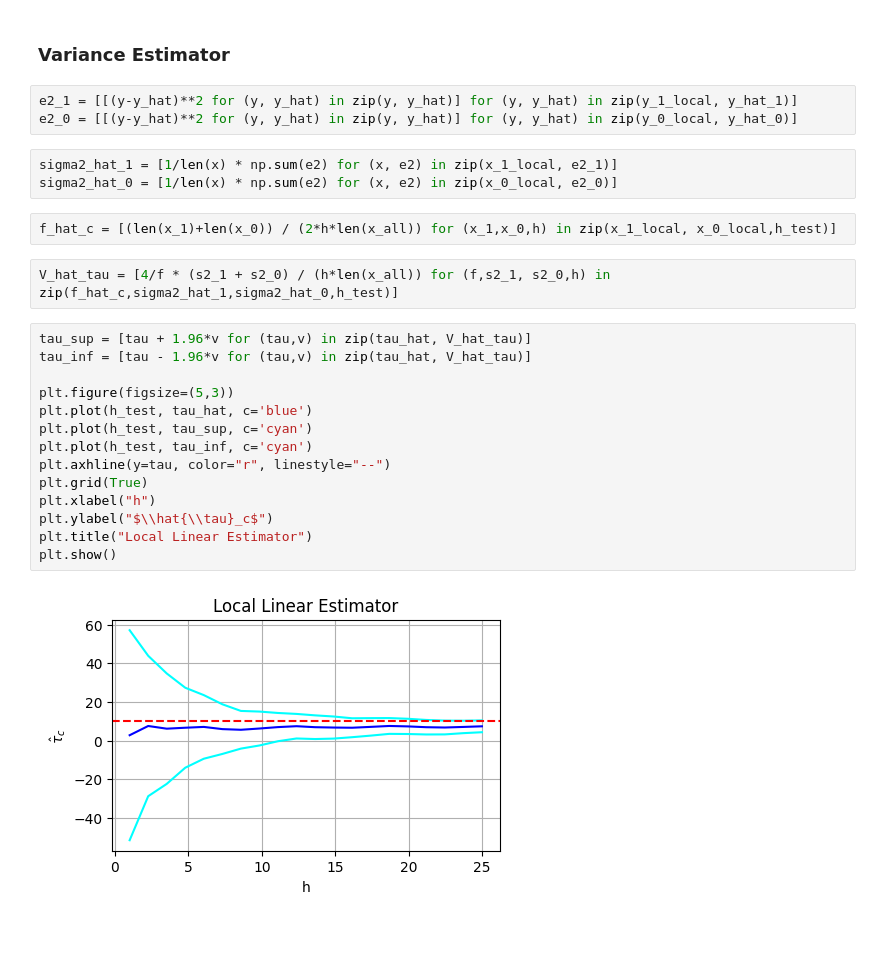
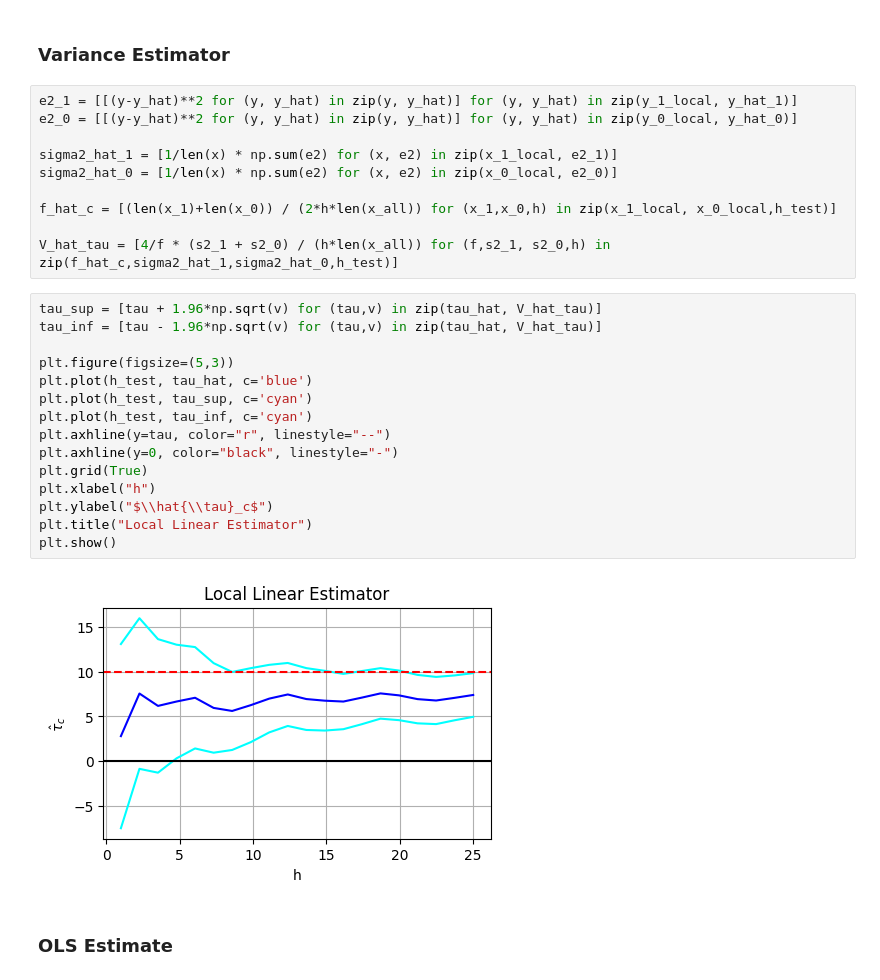
Before and after one commit to TiagoCAAmorim/causal_inference, a Jupyter notebook: Seminario/RegressionDiscontinuity.ipynb, the cells around one changed output. Cells and saved outputs as stored; diff of their text form; blank space fills up the shorter version.

Commit message:
Estimate with OLS

```diff
--- a/Seminario/RegressionDiscontinuity.ipynb
+++ b/Seminario/RegressionDiscontinuity.ipynb
@@ -130,26 +131,29 @@ plt.show()
 # %%
 e2_1 = [[(y-y_hat)**2 for (y, y_hat) in zip(y, y_hat)] for (y, y_hat) in zip(y_1_local, y_hat_1)]
 e2_0 = [[(y-y_hat)**2 for (y, y_hat) in zip(y, y_hat)] for (y, y_hat) in zip(y_0_local, y_hat_0)]
+
+sigma2_hat_1 = [1/len(x) * np.sum(e2) for (x, e2) in zip(x_1_local, e2_1)]
+sigma2_hat_0 = [1/len(x) * np.sum(e2) for (x, e2) in zip(x_0_local, e2_0)]
+
+f_hat_c = [(len(x_1)+len(x_0)) / (2*h*len(x_all)) for (x_1,x_0,h) in zip(x_1_local, x_0_local,h_test)]
+
+V_hat_tau = [4/f * (s2_1 + s2_0) / (h*len(x_all)) for (f,s2_1, s2_0,h) in zip(f_hat_c,sigma2_hat_1,sigma2_hat_0,h_test)]
-# %%
-sigma2_hat_1 = [1/len(x) * np.sum(e2) for (x, e2) in zip(x_1_local, e2_1)]
-sigma2_hat_0 = [1/len(x) * np.sum(e2) for (x, e2) in zip(x_0_local, e2_0)]
-# %%
-f_hat_c = [(len(x_1)+len(x_0)) / (2*h*len(x_all)) for (x_1,x_0,h) in zip(x_1_local, x_0_local,h_test)]
-# %%
-V_hat_tau = [4/f * (s2_1 + s2_0) / (h*len(x_all)) for (f,s2_1, s2_0,h) in zip(f_hat_c,sigma2_hat_1,sigma2_hat_0,h_test)]
 # %%
-tau_sup = [tau + 1.96*v for (tau,v) in zip(tau_hat, V_hat_tau)]
-tau_inf = [tau - 1.96*v for (tau,v) in zip(tau_hat, V_hat_tau)]
+tau_sup = [tau + 1.96*np.sqrt(v) for (tau,v) in zip(tau_hat, V_hat_tau)]
+tau_inf = [tau - 1.96*np.sqrt(v) for (tau,v) in zip(tau_hat, V_hat_tau)]
 
 plt.figure(figsize=(5,3))
 plt.plot(h_test, tau_hat, c='blue')
 plt.plot(h_test, tau_sup, c='cyan')
 plt.plot(h_test, tau_inf, c='cyan')
 plt.axhline(y=tau, color="r", linestyle="--")
+plt.axhline(y=0, color="black", linestyle="-")
 plt.grid(True)
 plt.xlabel("h")
 plt.ylabel("$\\hat{\\tau}_c$")
 plt.title("Local Linear Estimator")
 plt.show()
 # %% [output]
-[figure, old version]
+[figure, new version]
+# %% [markdown]
+### OLS Estimate
```
Also changed, not shown: parts of 4 cells of this notebook.
